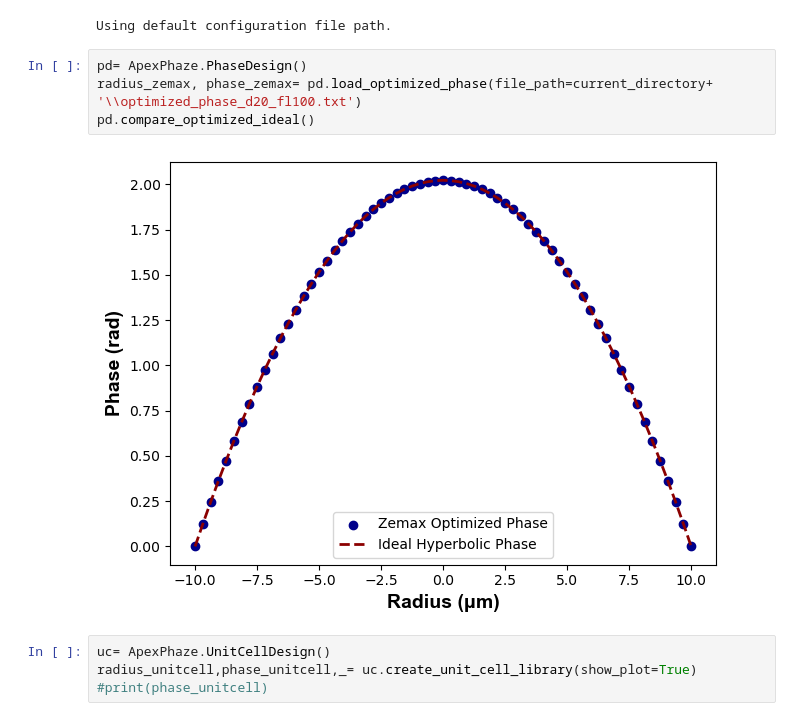
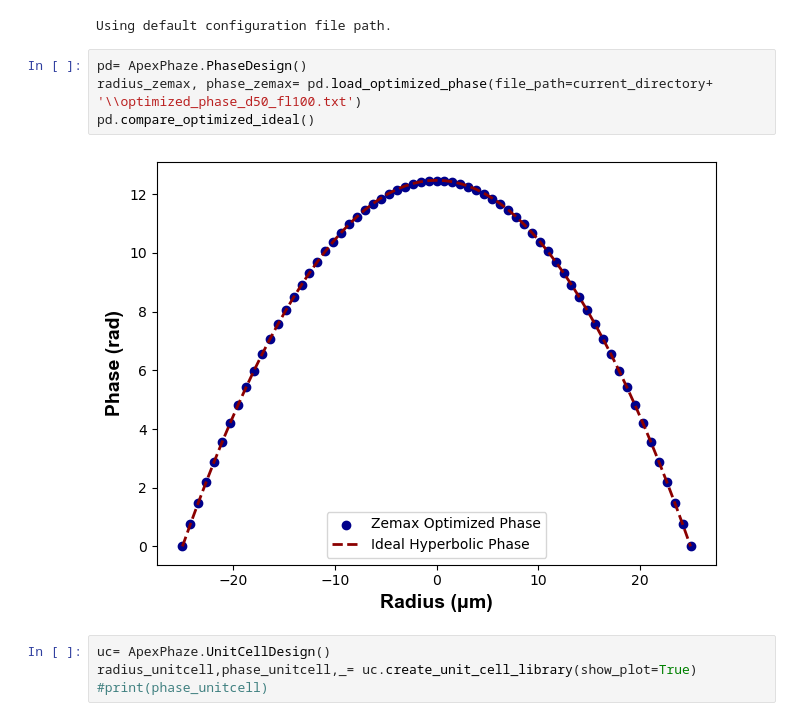
Before and after one commit to debanikd/ApexUMA, a Jupyter notebook: main.ipynb, the cells around one changed output. Saved outputs shown, nothing was run; the diff lists cells and outputs as text.

```diff
--- a/main.ipynb
+++ b/main.ipynb
@@ -12,10 +12,10 @@ current_directory = r"{}".format(current_directory)
 Using default configuration file path.
 # %%
 pd= ApexPhaze.PhaseDesign()
-radius_zemax, phase_zemax= pd.load_optimized_phase(file_path=current_directory+ '\\optimized_phase_d20_fl100.txt')
+radius_zemax, phase_zemax= pd.load_optimized_phase(file_path=current_directory+ '\\optimized_phase_d50_fl100.txt')
 pd.compare_optimized_ideal()
 # %% [output]
-[figure, old version]
+[figure, new version]
 # %%
 uc= ApexPhaze.UnitCellDesign()
 radius_unitcell,phase_unitcell,_= uc.create_unit_cell_library(show_plot=True)
```
Also changed, not shown: parts of 3 cells of this notebook, 10 other files.
